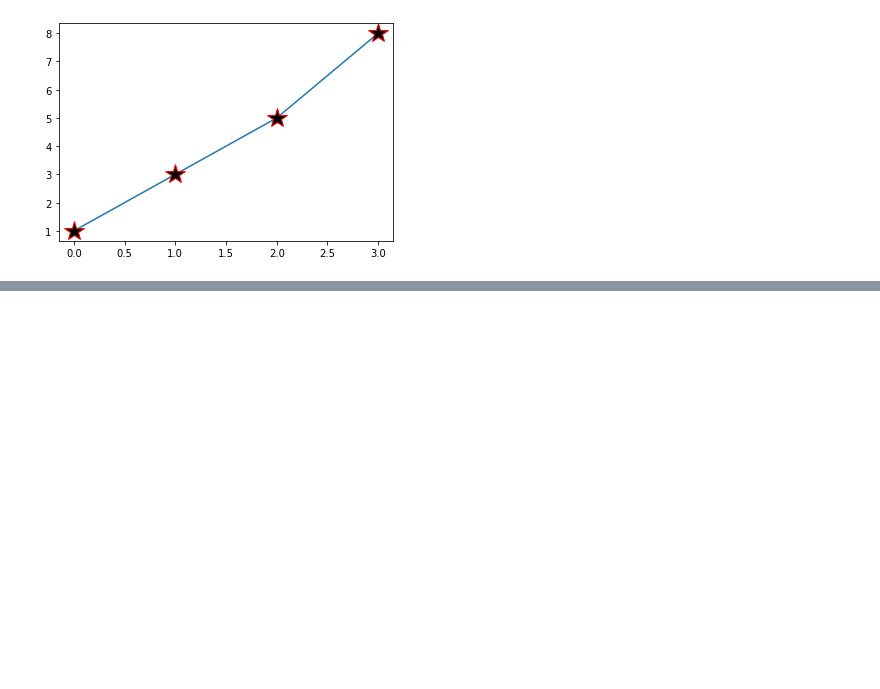
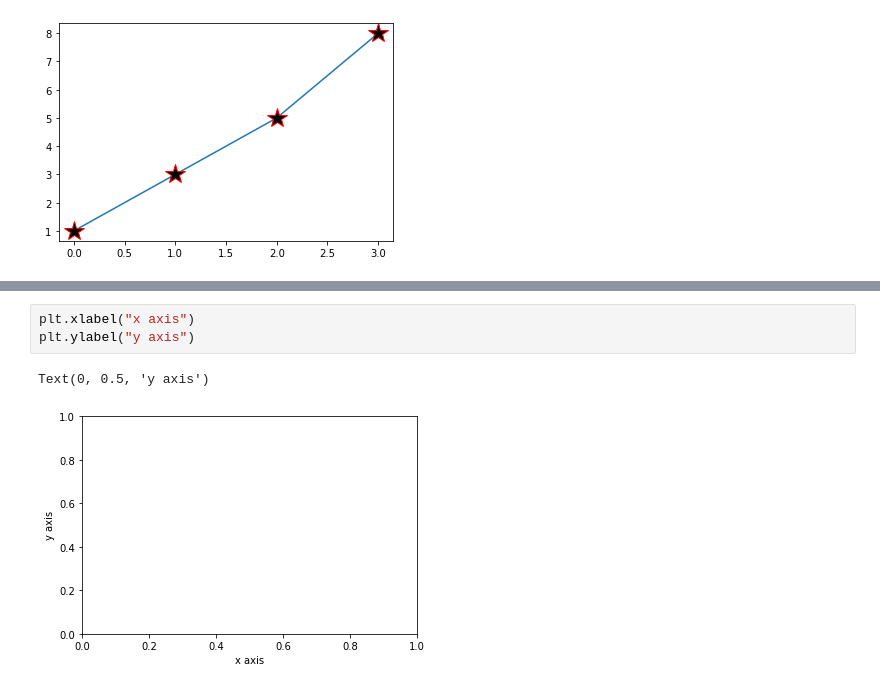
Before and after one commit to kishan01lko/codeeboy, a Jupyter notebook: Welcome_To_Colaboratory.ipynb, the cells around one changed output, grey strips where cells are left out. Saved outputs shown, nothing was run; the diff lists cells and outputs as text; blank space fills up the shorter version.

```diff
--- a/Welcome_To_Colaboratory.ipynb
+++ b/Welcome_To_Colaboratory.ipynb
@@ -226,0 +232,6 @@ plt.plot(x, marker = '*' , mec = 'r', ms = 20 , mfc = 'k' )
+# %%
+plt.xlabel("x axis")
+plt.ylabel("y axis")
+# %% [output]
+Text(0, 0.5, 'y axis')
+[figure, added]
```
Also changed, not shown: parts of 27 cells of this notebook.
